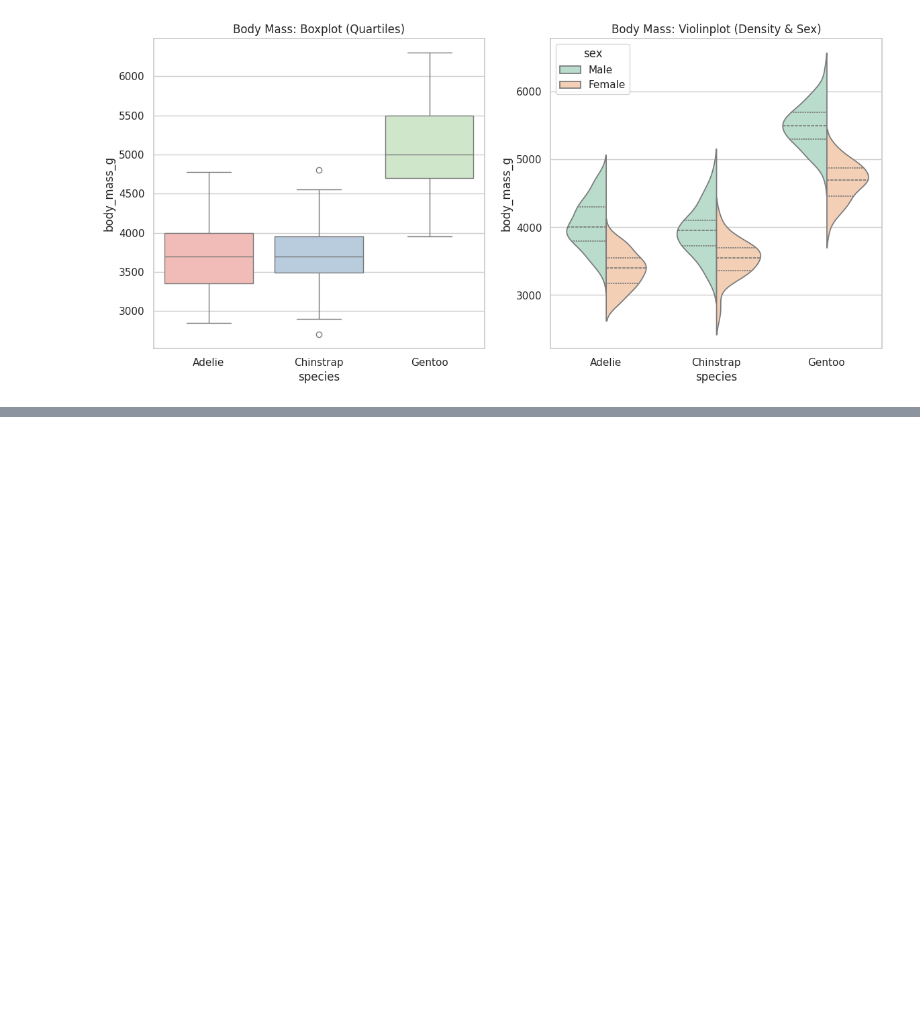
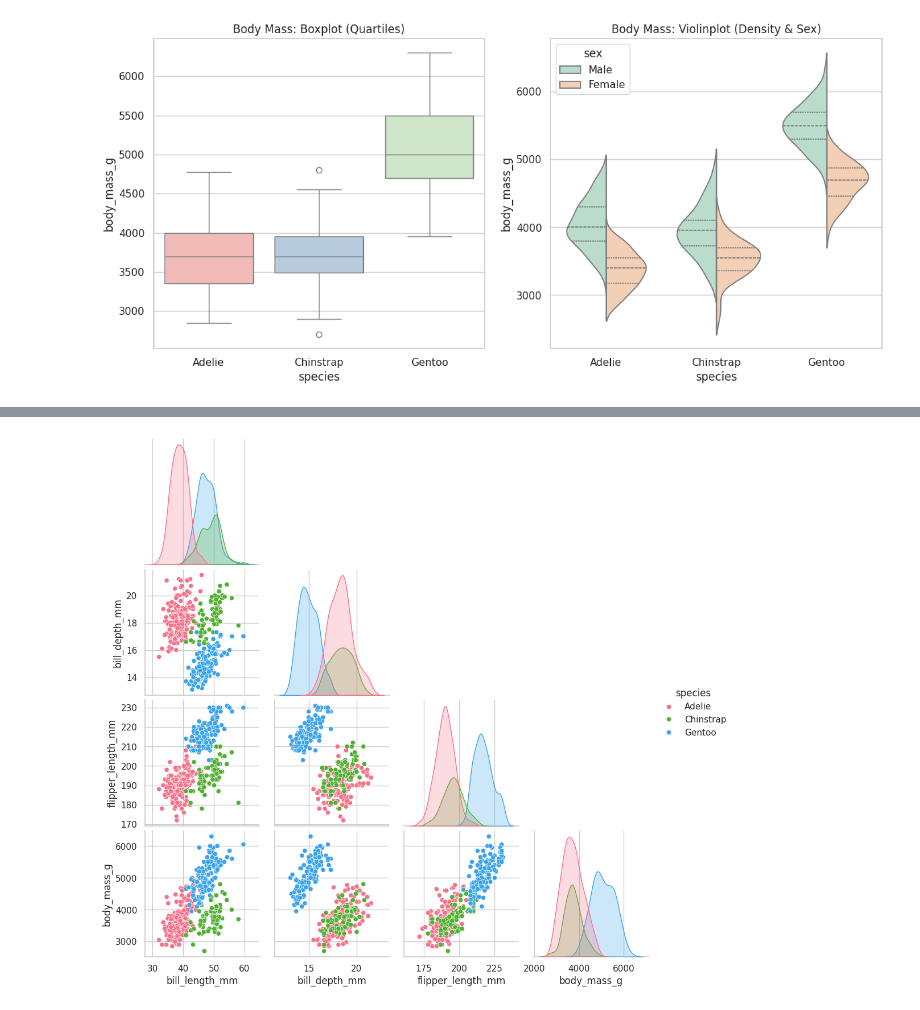
Before and after one commit to Ahmed-Rafi07/-MongoDB-connection-string-in-the-.env-file-, a Jupyter notebook: Untitled18.ipynb, the cells around one changed output, grey strips where cells are left out. Saved outputs shown, nothing was run; the diff lists cells and outputs as text; code cells hidden in the pictures; blank space fills up the shorter version.

```diff
--- a/Untitled18.ipynb
+++ b/Untitled18.ipynb
@@ -56,0 +88,11 @@ Passing `palette` without assigning `hue` is deprecated and will be removed in v
+# %%
+sns.pairplot(
+    data=penguins,
+    hue="species",
+    corner=True,
+    palette="husl"
+)
+
+plt.show()
+# %% [output]
+[figure, added]
```
Also changed, not shown: parts of 2 cells of this notebook.
